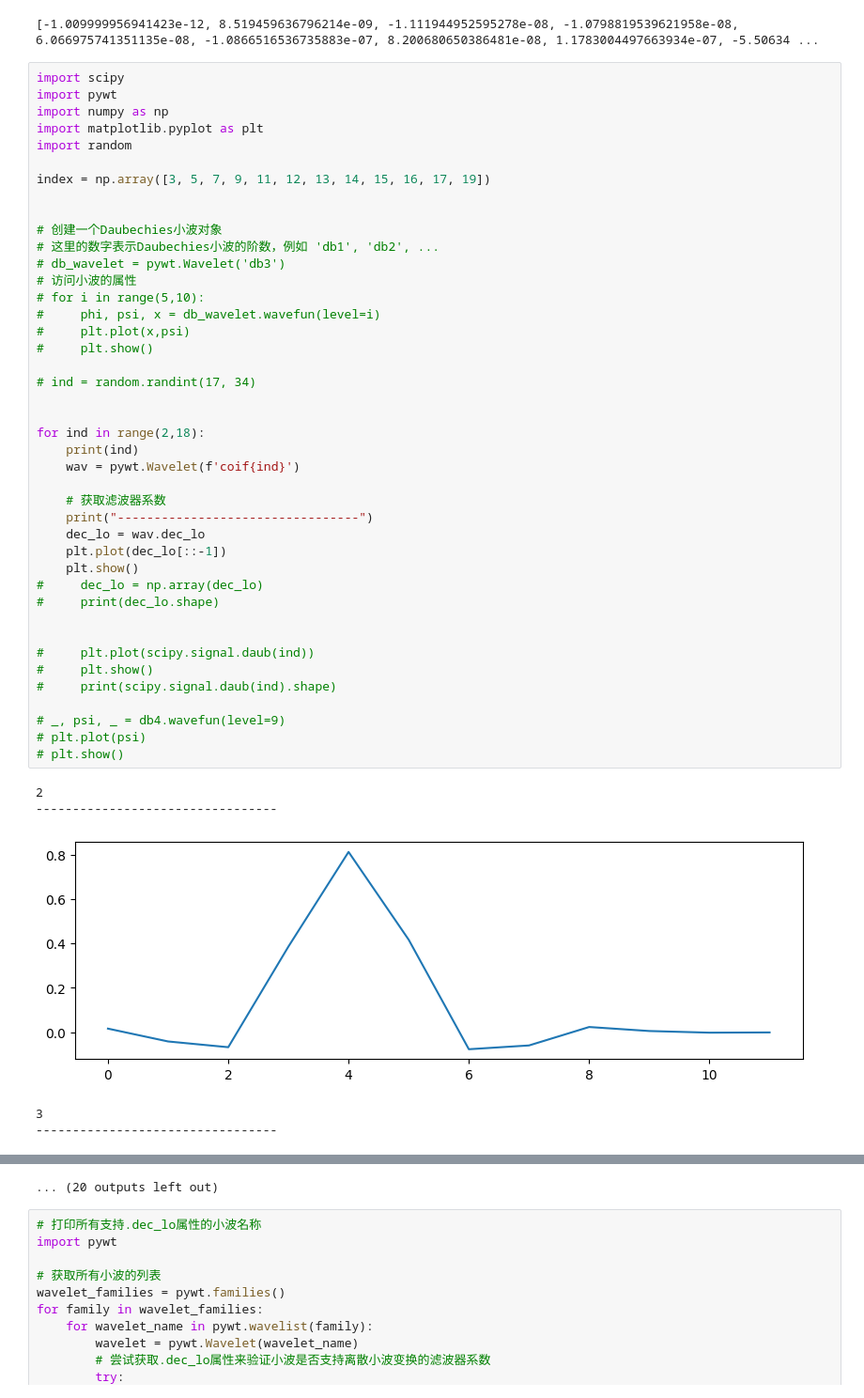
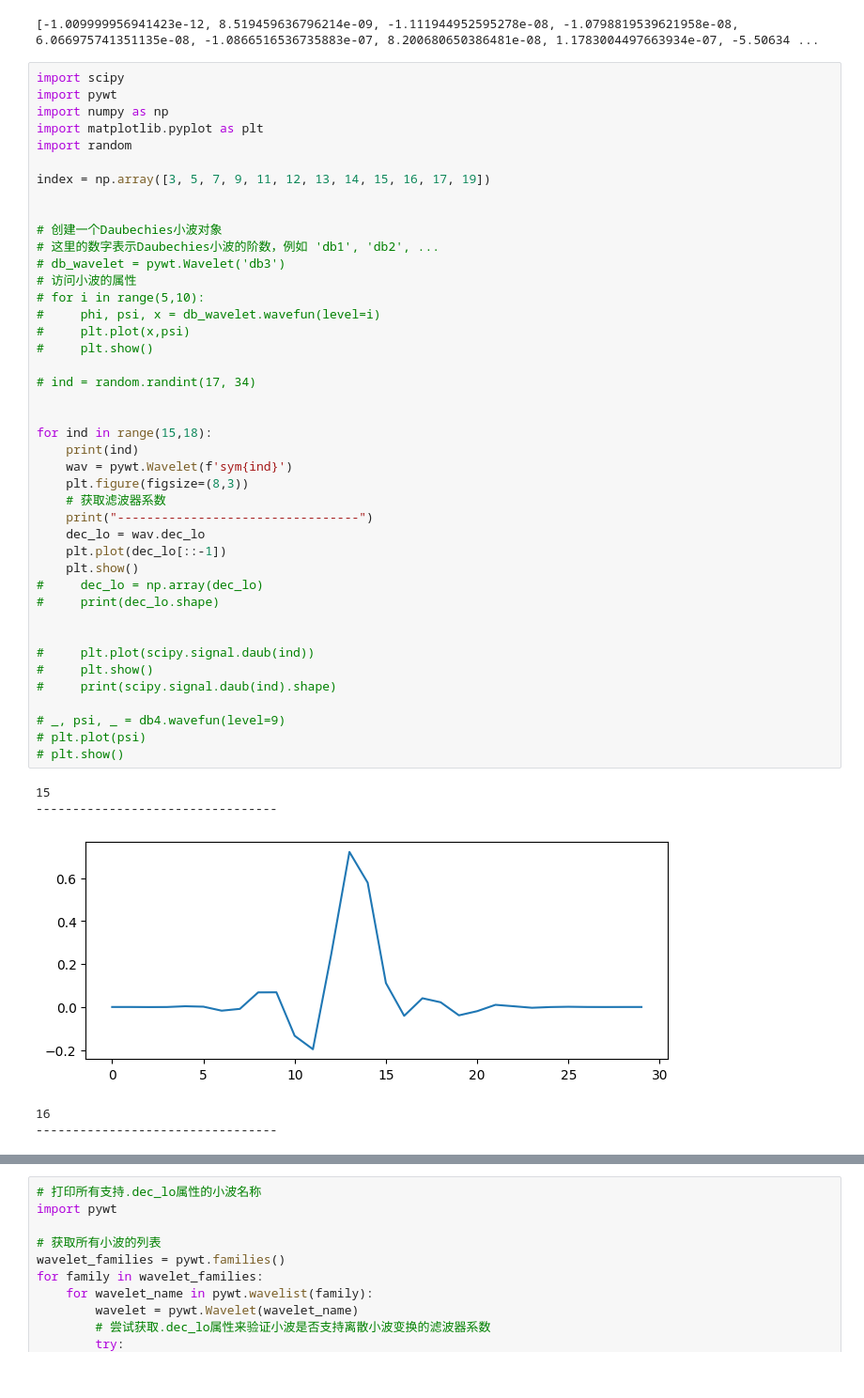
Before and after one commit to darcy1zhang/Tutorial, a Jupyter notebook: tutorial.ipynb, the cells around one changed output, grey strips where cells are left out. Shown at 94% size. Saved outputs shown, nothing was run; the diff lists cells and outputs as text.

```diff
--- a/tutorial.ipynb
+++ b/tutorial.ipynb
@@ -78,37 +78,37 @@ index = np.array([3, 5, 7, 9, 11, 12, 13, 14, 15, 16, 17, 19])
 # 这里的数字表示Daubechies小波的阶数，例如 'db1', 'db2', ...
 # db_wavelet = pywt.Wavelet('db3')
 # 访问小波的属性
 # for i in range(5,10):
 #     phi, psi, x = db_wavelet.wavefun(level=i)
 #     plt.plot(x,psi)
 #     plt.show()
 
 # ind = random.randint(17, 34)
 
 
-for ind in range(2,18):
+for ind in range(15,18):
     print(ind)
-    wav = pywt.Wavelet(f'coif{ind}')
-
+    wav = pywt.Wavelet(f'sym{ind}')
+    plt.figure(figsize=(8,3))
     # 获取滤波器系数
     print("---------------------------------")
     dec_lo = wav.dec_lo
     plt.plot(dec_lo[::-1])
     plt.show()
 #     dec_lo = np.array(dec_lo)
 #     print(dec_lo.shape)
 
 
 #     plt.plot(scipy.signal.daub(ind))
 #     plt.show()
 #     print(scipy.signal.daub(ind).shape)
 
 # _, psi, _ = db4.wavefun(level=9)
 # plt.plot(psi)
 # plt.show()
 # %% [output]
-2
+15
 ---------------------------------
-[figure, old version]
+[figure, new version]
-3
+16
 ---------------------------------
@@ -128,4 +119,3 @@ for ind in range(2,18):
-... (20 outputs left out)
 # %%
 # 打印所有支持.dec_lo属性的小波名称
 import pywt
```
Also changed, not shown: parts of 2 cells of this notebook.
